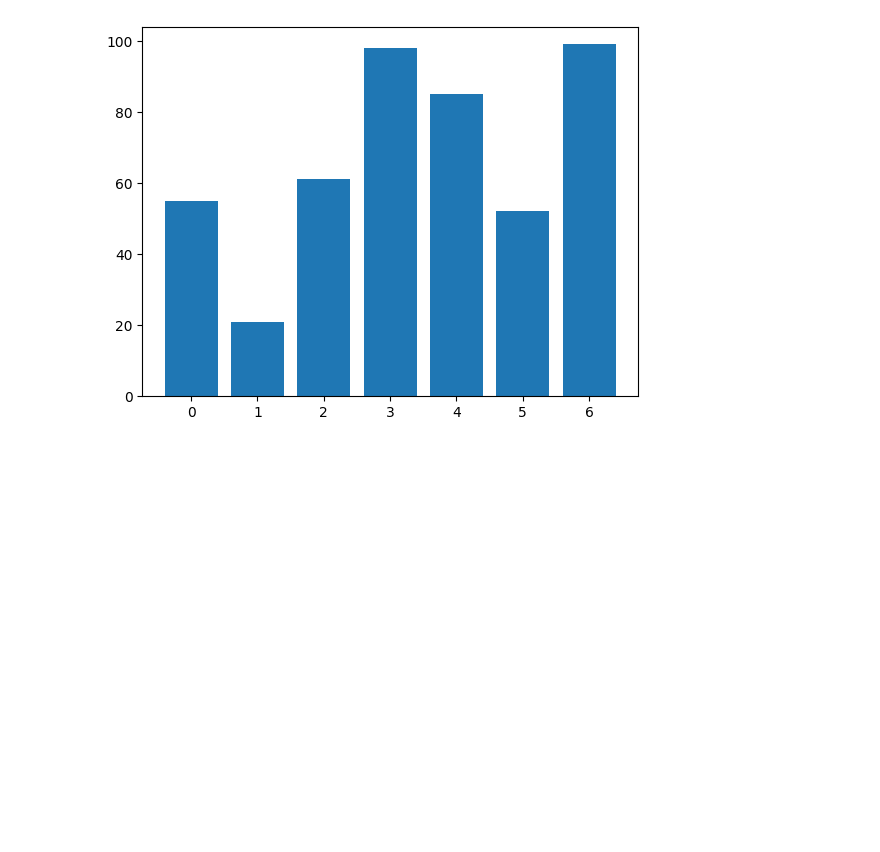
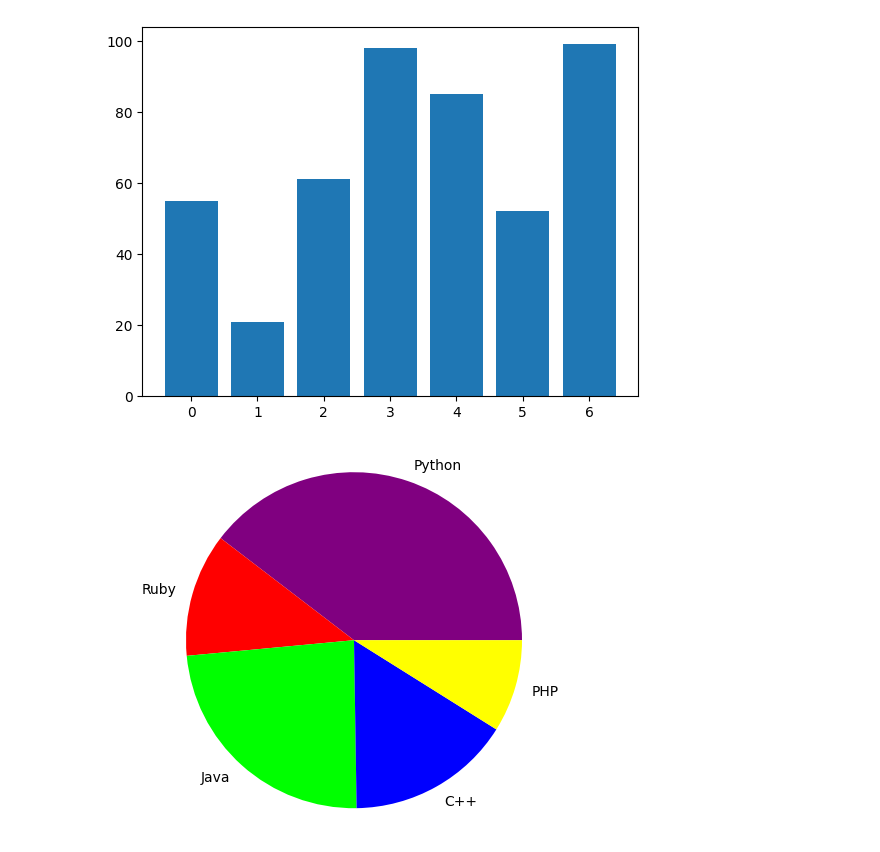
Before and after one commit to jasmine-tokudome/python-practice, a Jupyter notebook: Python_23.ipynb, the cells around one changed output. Drawn from its saved outputs; the diff is of its cells as text; code cells hidden in the pictures; blank space fills up the shorter version.

```diff
--- a/Python_23.ipynb
+++ b/Python_23.ipynb
@@ -31,3 +31,12 @@ plt.bar(a,b)
 plt.show()
 # %% [output]
 [figure]
+# %%
+labels = ["Python", "Ruby", "Java", "C++", "PHP"]
+sizes = [40, 12, 24, 16, 9]
+colors = ["purple", "red", "lime", "blue", "yellow"]
+plt.pie(sizes, labels=labels, colors=colors)
+plt.axis("equal")
+plt.show()
+# %% [output]
+[figure, added]
```
Also changed, not shown: parts of 2 cells of this notebook.
